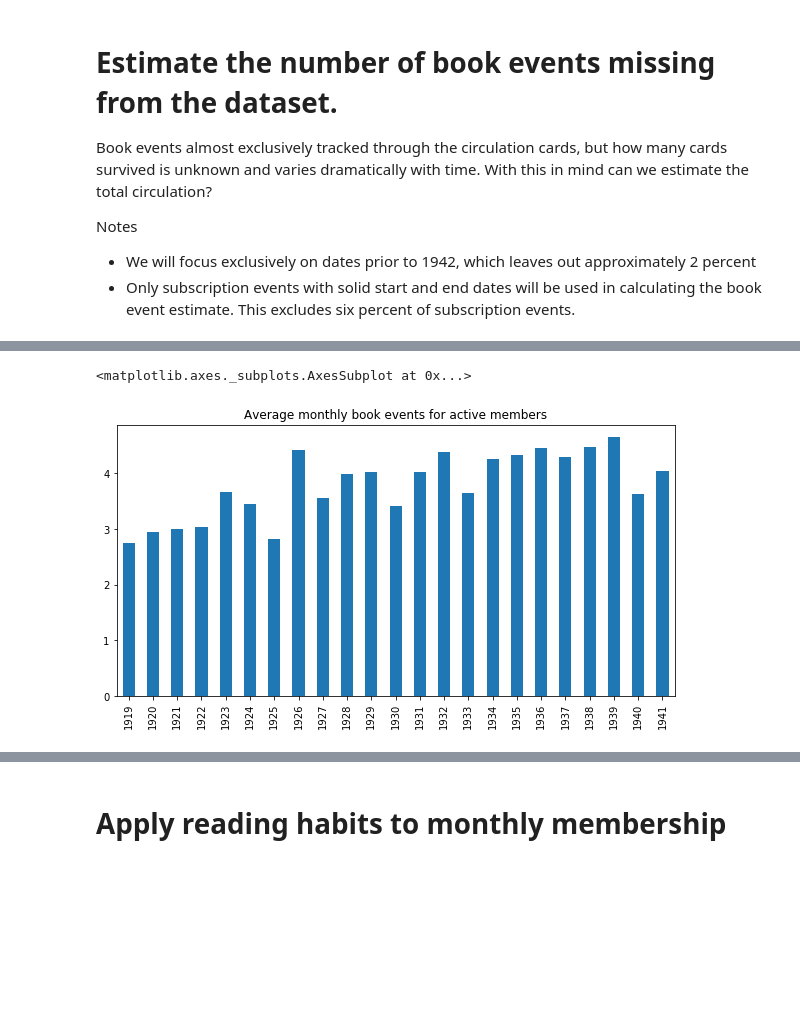
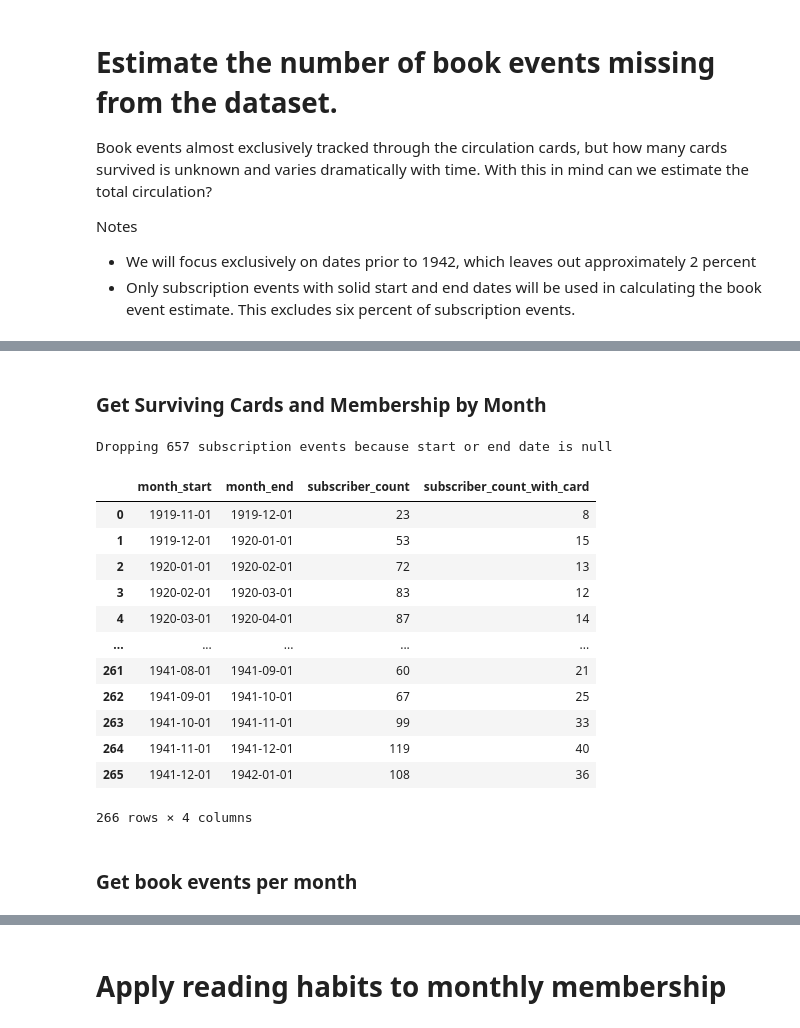
Before and after one commit to kmcelwee/sco-missing-data, a Jupyter notebook: book-activity.ipynb, the cells around one changed output, grey strips where cells are left out. Drawn from its saved outputs; the diff is of its cells as text; code cells hidden in the pictures; blank space fills up the shorter version.

```diff
--- a/book-activity.ipynb
+++ b/book-activity.ipynb
@@ -80,9 +50,60 @@ Name: book_event_per_active_member, dtype: float64
-# %%
-# Confirm that reading habits are consistent over time
-proportion_by_year = member_count_df['book_event_per_active_member'].groupby([pd.Grouper(freq='Y')]).mean()
-proportion_by_year.index = proportion_by_year.index.year
-ax = proportion_by_year.plot(kind='bar', title='Average monthly book events for active members', figsize=(10, 5))
-ax
-# %% [output]
-<matplotlib.axes._subplots.AxesSubplot at 0x...>
-[figure, removed]
+# %% [markdown]
+### Get Surviving Cards and Membership by Month
+# %%
+subscription_events = events_df[events_df['event_type'].isin(['Subscription', 'Renewal', 'Supplement'])].copy()
+subscription_events['start_date_dt'] = pd.to_datetime(subscription_events.start_date, errors='coerce')
+subscription_events['end_date_dt'] = pd.to_datetime(subscription_events.end_date, errors='coerce')
+
+# How many null values occur in start or end date?
+print(f"Dropping {subscription_events.start_date_dt.isna().sum() + subscription_events.end_date_dt.isna().sum()} subscription events because start or end date is null")
+subscription_events = subscription_events.dropna(subset=['start_date_dt', 'end_date_dt'])
+
+# recalculate active members using month range and unique member URIs
+# regenerate month range; create a dataframe instead of a list
+month_range = pd.DataFrame(data={'month_start': pd.date_range('1919-11-01','1941-12-01', freq='MS')})
+# use relative delta to calculate one month — this is the start of the next month and should be considered the outer bound of the range
+month_range['month_end'] = month_range.month_start.apply(lambda x: x + relativedelta(months=1))
+
+# annotation subscription events with member info so we can filter on members with cards
+subscription_events[['first_member_uri','second_member_uri']] = subscription_events.member_uris.str.split(';', expand=True)
+# we only care about uri (for join) and has card
+subscription_events_cardinfo = pd.merge(left=subscription_events, right=members_df[["uri", "has_card"]], left_on="first_member_uri", right_on="uri")
+
+def active_membership(d, df_t):
+    # find all subscription events that overlap with the month
+    # any overlap = subscription starts before month ends AND subscription ends after month starts
+    active_subs = df_t[(df_t.start_date_dt < d.month_end) & (df_t.end_date_dt >= d.month_start)]
+    # return number of unique member ids
+    return len(active_subs.member_uris.unique())
+
+def borrowers_active_membership(d, df_t):
+    # same as above, but for members with cards (doesn't account for members active when cards are not extant)
+    active_card_subs = df_t[(df_t.start_date_dt < d.month_end) & (df_t.end_date_dt >= d.month_start) & df_t.has_card]
+    # return number of unique member ids
+    return len(active_card_subs.member_uris.unique())
+
+# generate a new frame with our month ranges and calculate
+# - total number of active members/accounts for each month
+# - total number of active members/accounts each month for members with a card
+monthly_count_df = month_range.copy()
+monthly_count_df['subscriber_count'] = monthly_count_df.apply(active_membership, axis=1, args=(subscription_events,))
+monthly_count_df['subscriber_count_with_card'] = monthly_count_df.apply(borrowers_active_membership, axis=1, args=(subscription_events_cardinfo,))
+
+monthly_count_df
+# %% [output]
+Dropping 657 subscription events because start or end date is null
+|  | month_start | month_end | subscriber_count | subscriber_count_with_card |
+| 0 | 1919-11-01 | 1919-12-01 | 23 | 8 |
+| 1 | 1919-12-01 | 1920-01-01 | 53 | 15 |
+| 2 | 1920-01-01 | 1920-02-01 | 72 | 13 |
+| 3 | 1920-02-01 | 1920-03-01 | 83 | 12 |
+| 4 | 1920-03-01 | 1920-04-01 | 87 | 14 |
+| ... | ... | ... | ... | ... |
+| 261 | 1941-08-01 | 1941-09-01 | 60 | 21 |
+| 262 | 1941-09-01 | 1941-10-01 | 67 | 25 |
+| 263 | 1941-10-01 | 1941-11-01 | 99 | 33 |
+| 264 | 1941-11-01 | 1941-12-01 | 119 | 40 |
+| 265 | 1941-12-01 | 1942-01-01 | 108 | 36 |
+266 rows × 4 columns
+# %% [markdown]
+### Get book events per month
```
Also changed, not shown: parts of 11 cells of this notebook, 2 other files.
